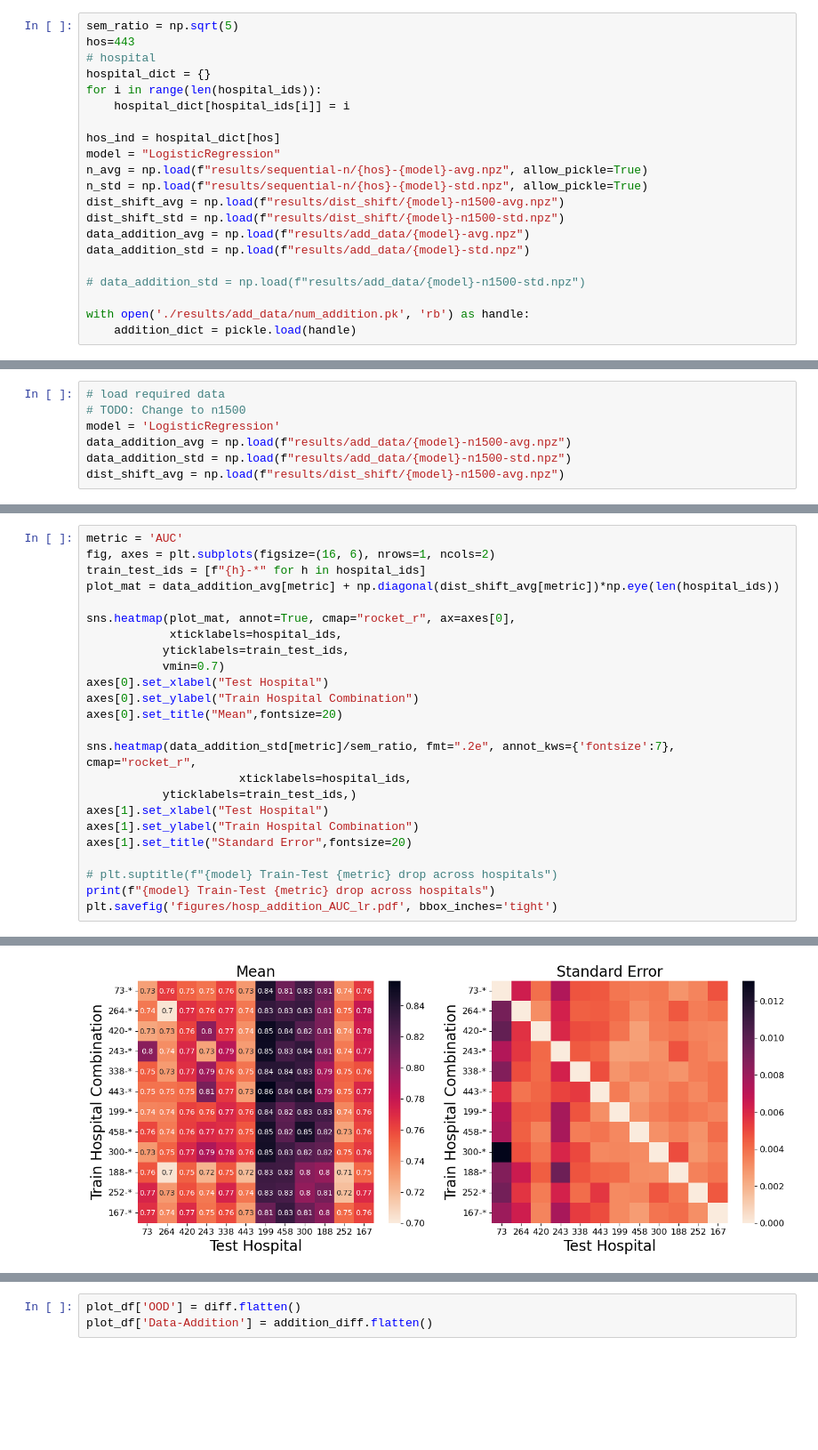
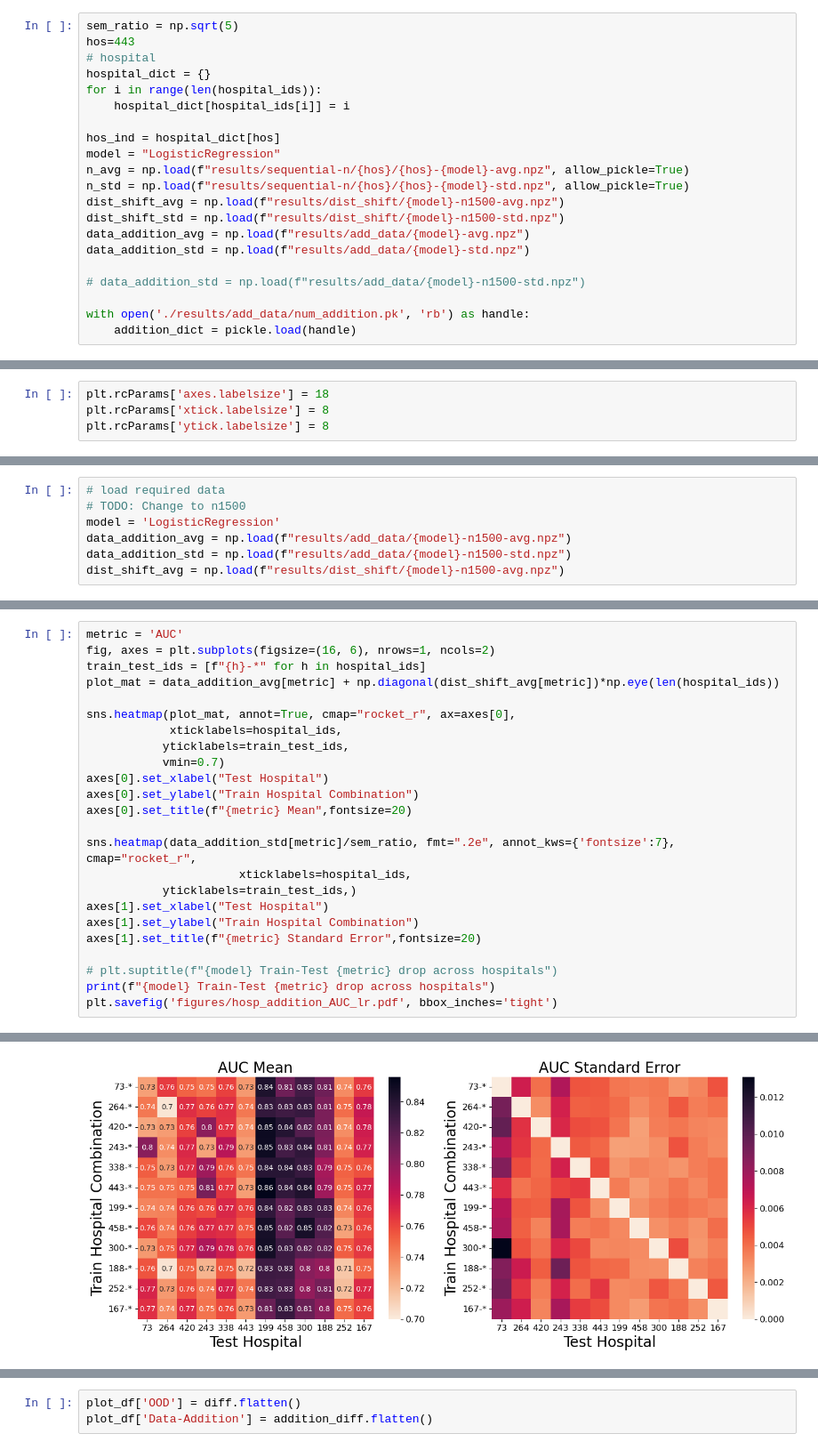
Before and after one commit to heyyjudes/YAIB, a Jupyter notebook: data_analysis_irene.ipynb, the cells around one changed output, grey strips where cells are left out. Shown at 89% size. Cells and saved outputs as stored; diff of their text form; blank space fills up the shorter version.

```diff
--- a/data_analysis_irene.ipynb
+++ b/data_analysis_irene.ipynb
@@ -30,8 +32,8 @@ for i in range(len(hospital_ids)):
 
 hos_ind = hospital_dict[hos]
 model = "LogisticRegression"
-n_avg = np.load(f"results/sequential-n/{hos}-{model}-avg.npz", allow_pickle=True)
-n_std = np.load(f"results/sequential-n/{hos}-{model}-std.npz", allow_pickle=True)
+n_avg = np.load(f"results/sequential-n/{hos}/{hos}-{model}-avg.npz", allow_pickle=True)
+n_std = np.load(f"results/sequential-n/{hos}/{hos}-{model}-std.npz", allow_pickle=True)
 dist_shift_avg = np.load(f"results/dist_shift/{model}-n1500-avg.npz")
 dist_shift_std = np.load(f"results/dist_shift/{model}-n1500-std.npz")
 data_addition_avg = np.load(f"results/add_data/{model}-avg.npz")
@@ -214,6 +216,10 @@ plt.savefig('figures/train_test_heatmap.pdf', bbox_inches='tight')
 # %% [output]
 LogisticRegression Train-Test AUC drop across hospitals
 [figure]
+# %%
+plt.rcParams['axes.labelsize'] = 18
+plt.rcParams['xtick.labelsize'] = 8
+plt.rcParams['ytick.labelsize'] = 8
 # %%
 # Differences
 diff = dist_shift_avg[metric] - np.repeat(np.diagonal(dist_shift_avg[metric]).reshape(-1, 1), len(hospital_ids), axis=1).T
@@ -397,27 +430,27 @@ dist_shift_avg = np.load(f"results/dist_shift/{model}-n1500-avg.npz")
 # %%
 metric = 'AUC'
 fig, axes = plt.subplots(figsize=(16, 6), nrows=1, ncols=2)
 train_test_ids = [f"{h}-*" for h in hospital_ids]
 plot_mat = data_addition_avg[metric] + np.diagonal(dist_shift_avg[metric])*np.eye(len(hospital_ids))
 
 sns.heatmap(plot_mat, annot=True, cmap="rocket_r", ax=axes[0],
             xticklabels=hospital_ids,
            yticklabels=train_test_ids,
            vmin=0.7)
 axes[0].set_xlabel("Test Hospital")
 axes[0].set_ylabel("Train Hospital Combination")
-axes[0].set_title("Mean",fontsize=20)
+axes[0].set_title(f"{metric} Mean",fontsize=20)
 
 sns.heatmap(data_addition_std[metric]/sem_ratio, fmt=".2e", annot_kws={'fontsize':7}, cmap="rocket_r",
                       xticklabels=hospital_ids,
            yticklabels=train_test_ids,)
 axes[1].set_xlabel("Test Hospital")
 axes[1].set_ylabel("Train Hospital Combination")
-axes[1].set_title("Standard Error",fontsize=20)
+axes[1].set_title(f"{metric} Standard Error",fontsize=20)
 
 # plt.suptitle(f"{model} Train-Test {metric} drop across hospitals")
 print(f"{model} Train-Test {metric} drop across hospitals")
 plt.savefig('figures/hosp_addition_AUC_lr.pdf', bbox_inches='tight')
 # %% [output]
 LogisticRegression Train-Test AUC drop across hospitals
-[figure, old version]
+[figure, new version]
```
Also changed, not shown: parts of 36 cells of this notebook.
